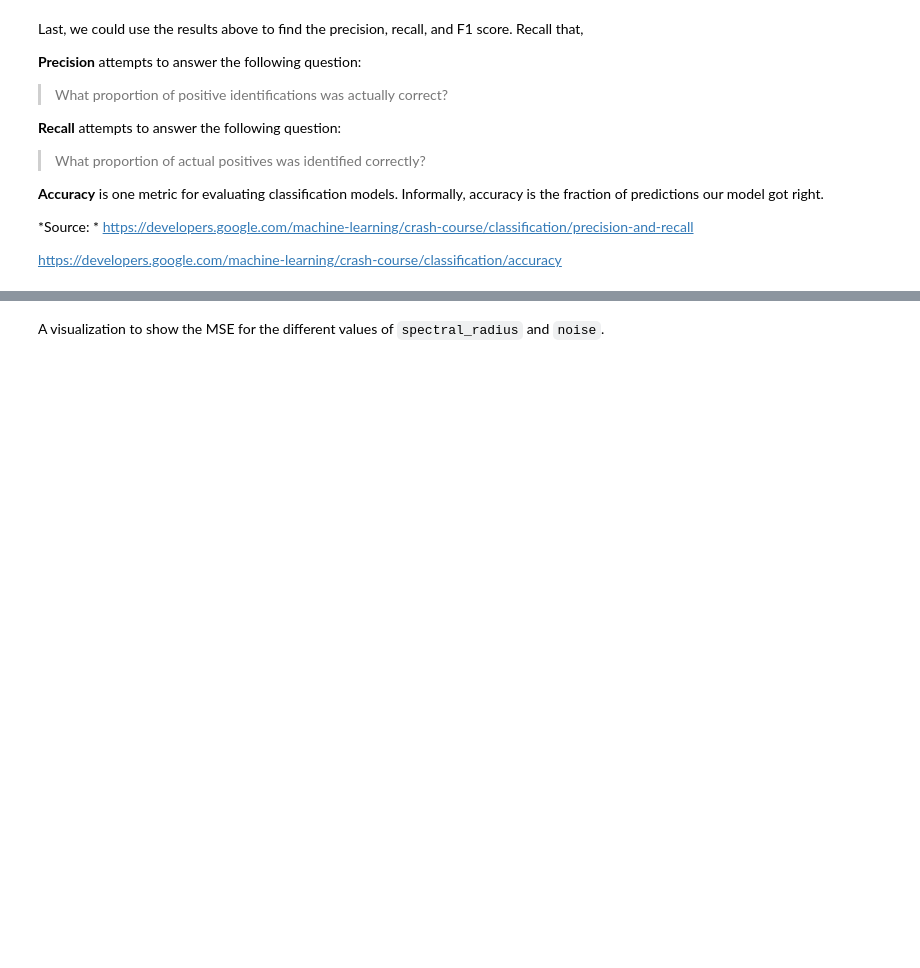
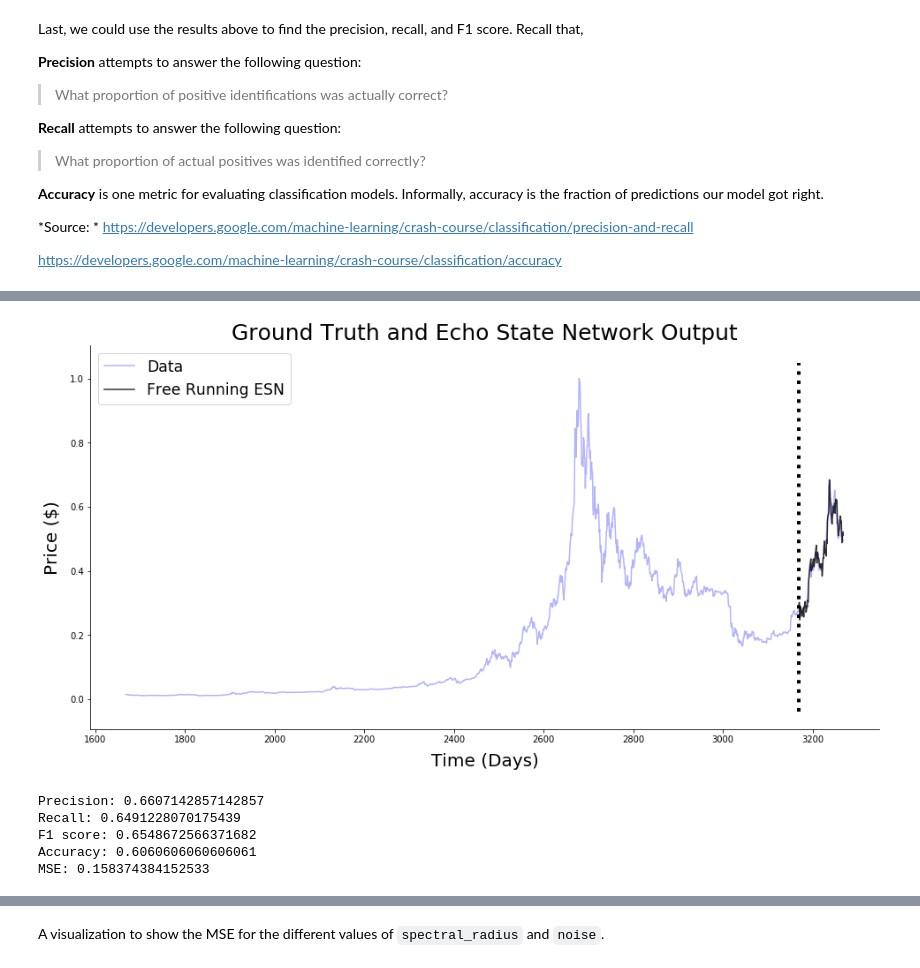
Before and after one commit to cocoluk/AMLI_FinalProject, a Jupyter notebook: model/nb/Echo_State_Network.ipynb, the cells around one changed output, grey strips where cells are left out. Saved outputs shown, nothing was run; the diff lists cells and outputs as text; code cells hidden in the pictures; blank space fills up the shorter version.

```diff
--- a/model/nb/Echo_State_Network.ipynb
+++ b/model/nb/Echo_State_Network.ipynb
@@ -113,15 +107,16 @@ for i in range(0,futureTotal,future):
 # %% [markdown]
 Plot the prediction along with the actual data for the training and for the test dataset
 # %%
-plt.figure(figsize=(16,8))
-plt.plot(range(start,start+trainlen+futureTotal),data[start:start+trainlen+futureTotal],'b',label="Data", alpha=0.3)
-plt.plot(range(start+trainlen,start+trainlen+futureTotal),pred_tot,'k',  alpha=0.8, label='Free Running ESN')
+def plot_model(data, pred_tot, start, trainlen):
+  plt.figure(figsize=(16,8))
+  plt.plot(range(start,data.shape[0]),data[start:],'b',label="Data", alpha=0.3)
+  plt.plot(range(start+trainlen,data.shape[0]),pred_tot,'k',  alpha=0.8, label='Free Running ESN')
 
-lo,hi = plt.ylim()
-plt.plot([start+trainlen,start+trainlen],[lo+np.spacing(1),hi-np.spacing(1)],'k:', linewidth=4)
+  lo,hi = plt.ylim()
+  plt.plot([start+trainlen,start+trainlen],[lo+np.spacing(1),hi-np.spacing(1)],'k:', linewidth=4)
 
-plt.title(r'Ground Truth and Echo State Network Output', fontsize=25)
-plt.xlabel(r'Time (Days)', fontsize=20,labelpad=10)
-plt.ylabel(r'Price ($)', fontsize=20,labelpad=10)
-plt.legend(fontsize='xx-large', loc='best')
-sns.despine()
+  plt.title(r'Ground Truth and Echo State Network Output', fontsize=25)
+  plt.xlabel(r'Time (Days)', fontsize=20,labelpad=10)
+  plt.ylabel(r'Price ($)', fontsize=20,labelpad=10)
+  plt.legend(fontsize='xx-large', loc='best')
+  sns.despine()
@@ -230,0 +245,12 @@ MSE: 0.1599933996458689
+# %%
+plot_model(data, pred_tot, start, trainlen)
+# %% [output]
+[figure, added]
+# %%
+eval_model(data, pred_tot, start, 1500)
+# %% [output]
+Precision: 0.6607142857142857
+Recall: 0.6491228070175439
+F1 score: 0.6548672566371682
+Accuracy: 0.6060606060606061
+MSE: 0.158374384152533
```
Also changed, not shown: parts of 35 cells of this notebook.
